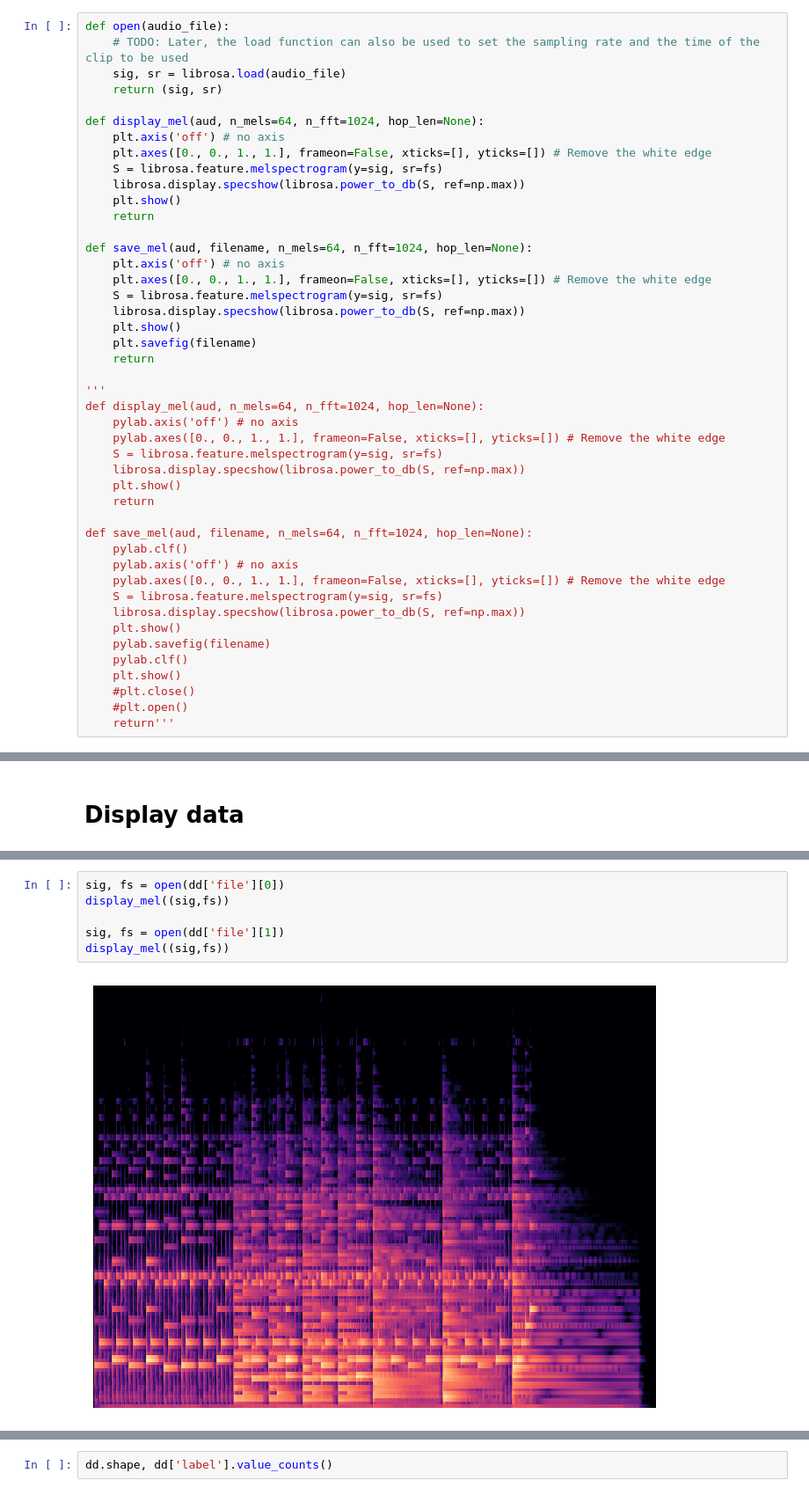
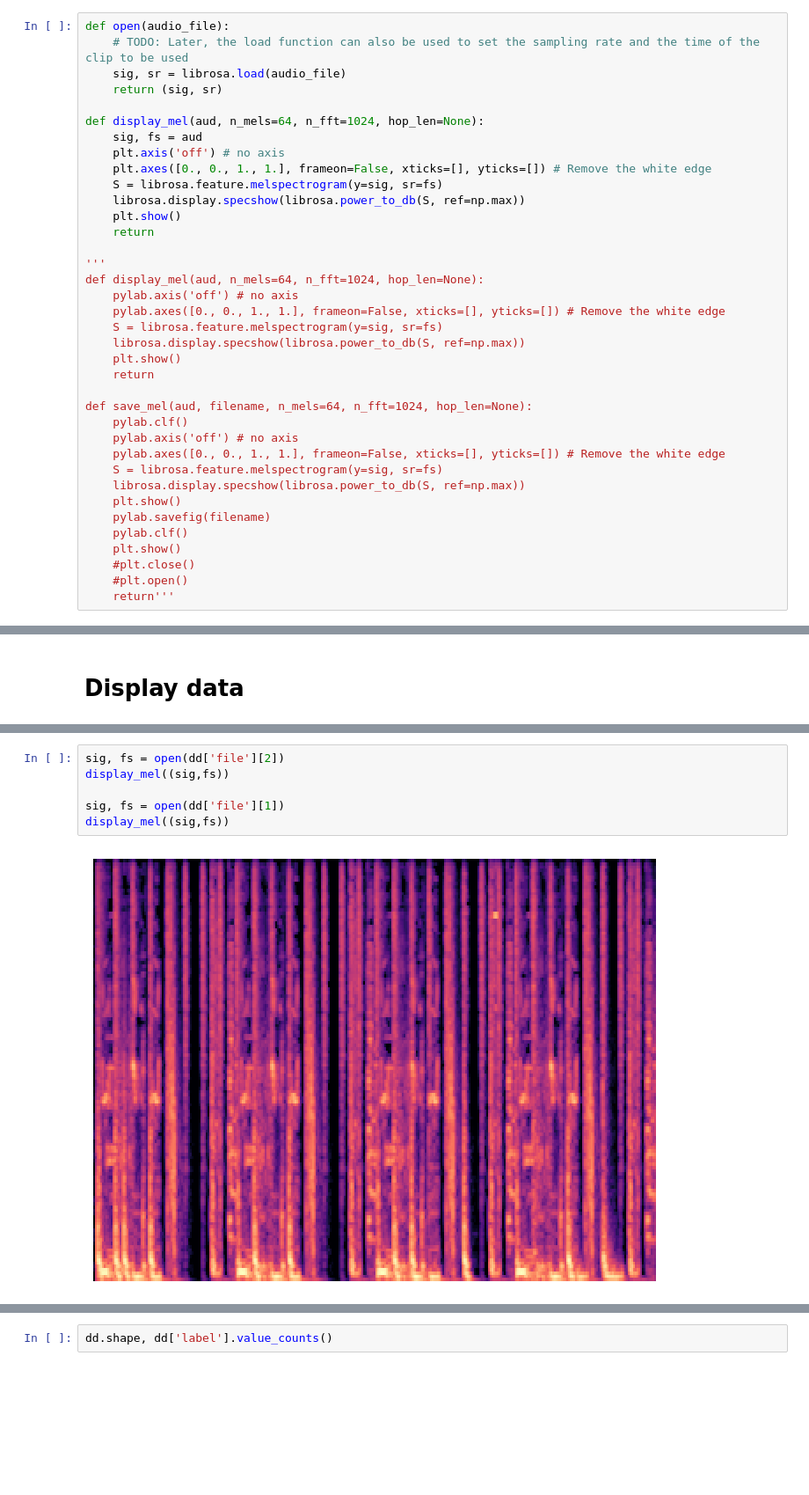
Before and after one commit to cristex/DML-Project, a Jupyter notebook: musical-instrument-detection.ipynb, the cells around one changed output, grey strips where cells are left out. Shown at 88% size. Cells and saved outputs as stored; diff of their text form; blank space fills up the shorter version.

Commit message:
Small samples of Mel images

```diff
--- a/musical-instrument-detection.ipynb
+++ b/musical-instrument-detection.ipynb
@@ -197,20 +198,12 @@ def open(audio_file):
     return (sig, sr)
 
 def display_mel(aud, n_mels=64, n_fft=1024, hop_len=None):
+    sig, fs = aud
     plt.axis('off') # no axis
     plt.axes([0., 0., 1., 1.], frameon=False, xticks=[], yticks=[]) # Remove the white edge
     S = librosa.feature.melspectrogram(y=sig, sr=fs)
     librosa.display.specshow(librosa.power_to_db(S, ref=np.max))
     plt.show()
-    return
-
-def save_mel(aud, filename, n_mels=64, n_fft=1024, hop_len=None):
-    plt.axis('off') # no axis
-    plt.axes([0., 0., 1., 1.], frameon=False, xticks=[], yticks=[]) # Remove the white edge
-    S = librosa.feature.melspectrogram(y=sig, sr=fs)
-    librosa.display.specshow(librosa.power_to_db(S, ref=np.max))
-    plt.show()
-    plt.savefig(filename)
     return
 
 '''
@@ -246,11 +239,11 @@ librosa.display.waveshow(y,sr=sr, axis='time', color='blue')
 <librosa.display.AdaptiveWaveplot at 0x...>
 [figure]
 # %%
-sig, fs = open(dd['file'][0])
+sig, fs = open(dd['file'][2])
 display_mel((sig,fs))
 
 sig, fs = open(dd['file'][1])
 display_mel((sig,fs))
 # %% [output]
-[figure, old version]
+[figure, new version]
 [figure]
```
Also changed, not shown: parts of 4 cells of this notebook, 15 other files.
